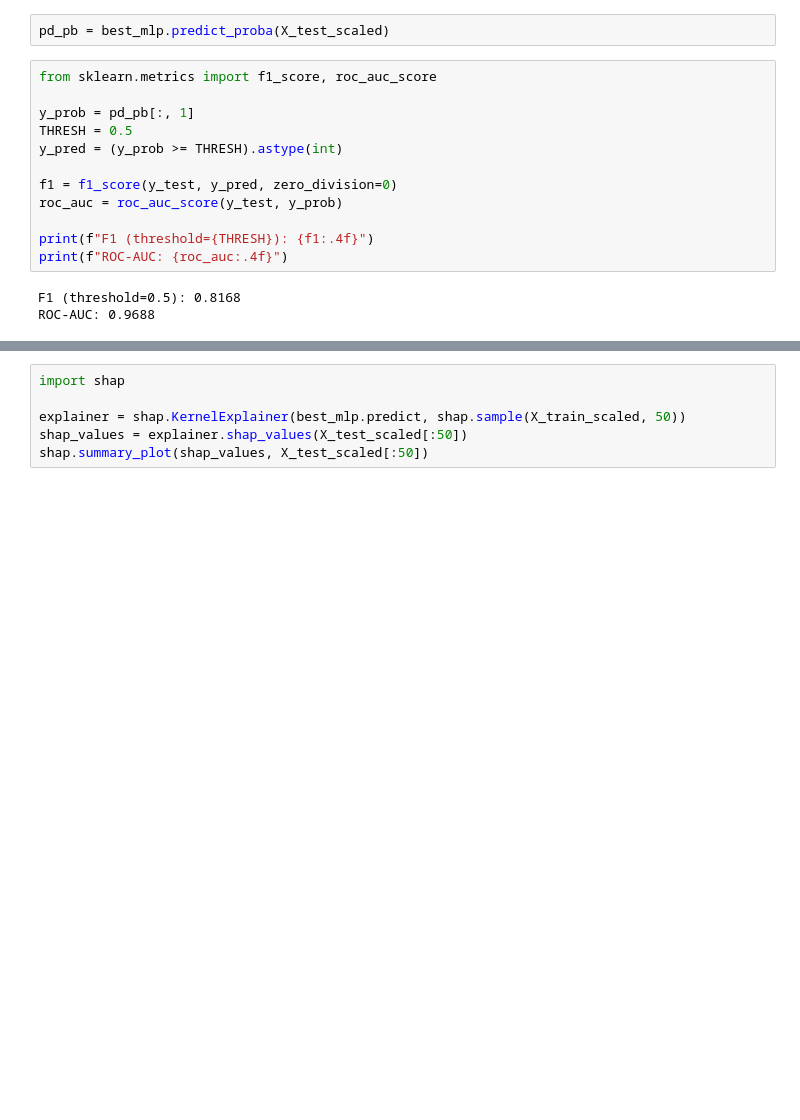
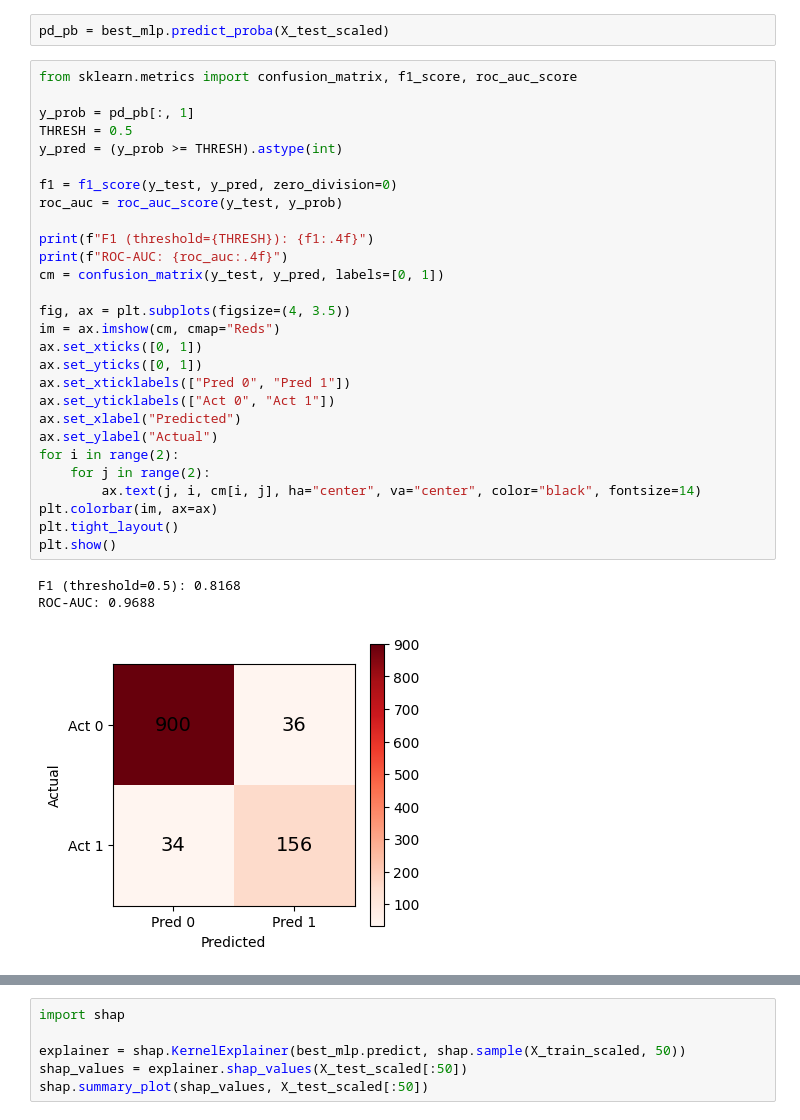
Before and after one commit to SKNETWORKS-FAMILY-AICAMP/SKN27-2nd-4TEAM, a Jupyter notebook: src/modeling/MLP.ipynb, the cells around one changed output, grey strips where cells are left out. Drawn from its saved outputs; the diff is of its cells as text; blank space fills up the shorter version.

```diff
--- a/src/modeling/MLP.ipynb
+++ b/src/modeling/MLP.ipynb
@@ -126,20 +121,37 @@ best_mlp = grid.best_estimator_
 # %%
 pd_pb = best_mlp.predict_proba(X_test_scaled)
 # %%
-from sklearn.metrics import f1_score, roc_auc_score
+from sklearn.metrics import confusion_matrix, f1_score, roc_auc_score
 
 y_prob = pd_pb[:, 1]
 THRESH = 0.5
 y_pred = (y_prob >= THRESH).astype(int)
 
 f1 = f1_score(y_test, y_pred, zero_division=0)
 roc_auc = roc_auc_score(y_test, y_prob)
 
 print(f"F1 (threshold={THRESH}): {f1:.4f}")
 print(f"ROC-AUC: {roc_auc:.4f}")
+cm = confusion_matrix(y_test, y_pred, labels=[0, 1])
+
+fig, ax = plt.subplots(figsize=(4, 3.5))
+im = ax.imshow(cm, cmap="Reds")
+ax.set_xticks([0, 1])
+ax.set_yticks([0, 1])
+ax.set_xticklabels(["Pred 0", "Pred 1"])
+ax.set_yticklabels(["Act 0", "Act 1"])
+ax.set_xlabel("Predicted")
+ax.set_ylabel("Actual")
+for i in range(2):
+    for j in range(2):
+        ax.text(j, i, cm[i, j], ha="center", va="center", color="black", fontsize=14)
+plt.colorbar(im, ax=ax)
+plt.tight_layout()
+plt.show()
 # %% [output]
 F1 (threshold=0.5): 0.8168
 ROC-AUC: 0.9688
+[figure, added]
 # %%
 from pathlib import Path
 import joblib
```
Also changed, not shown: parts of 6 cells of this notebook, 10 other files.
